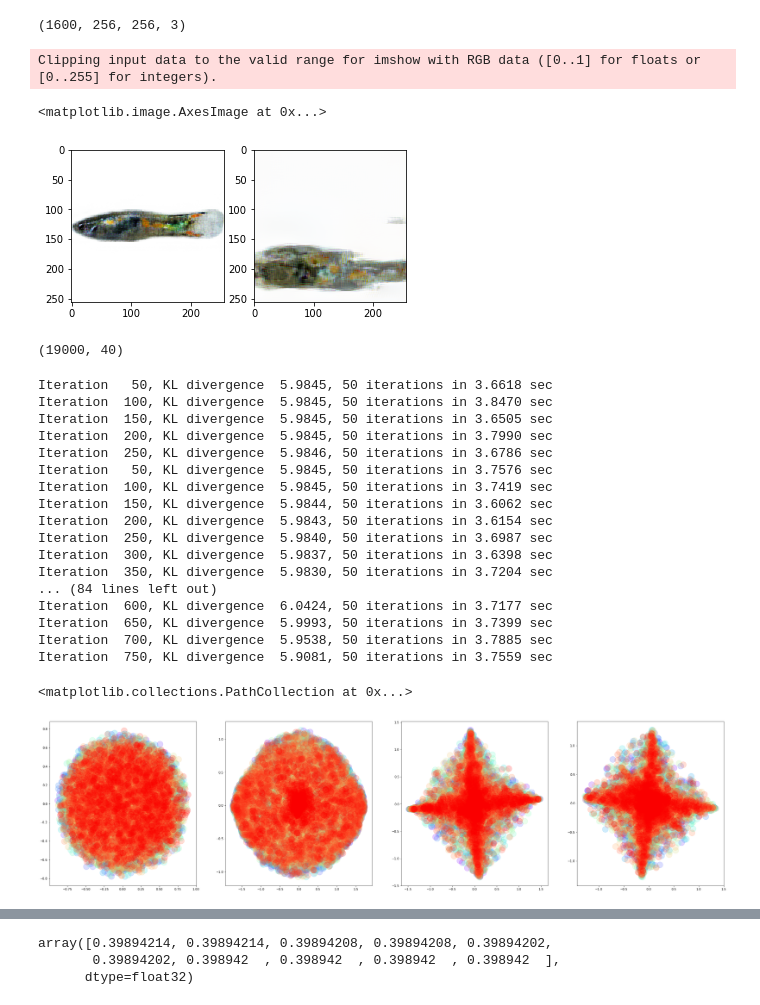
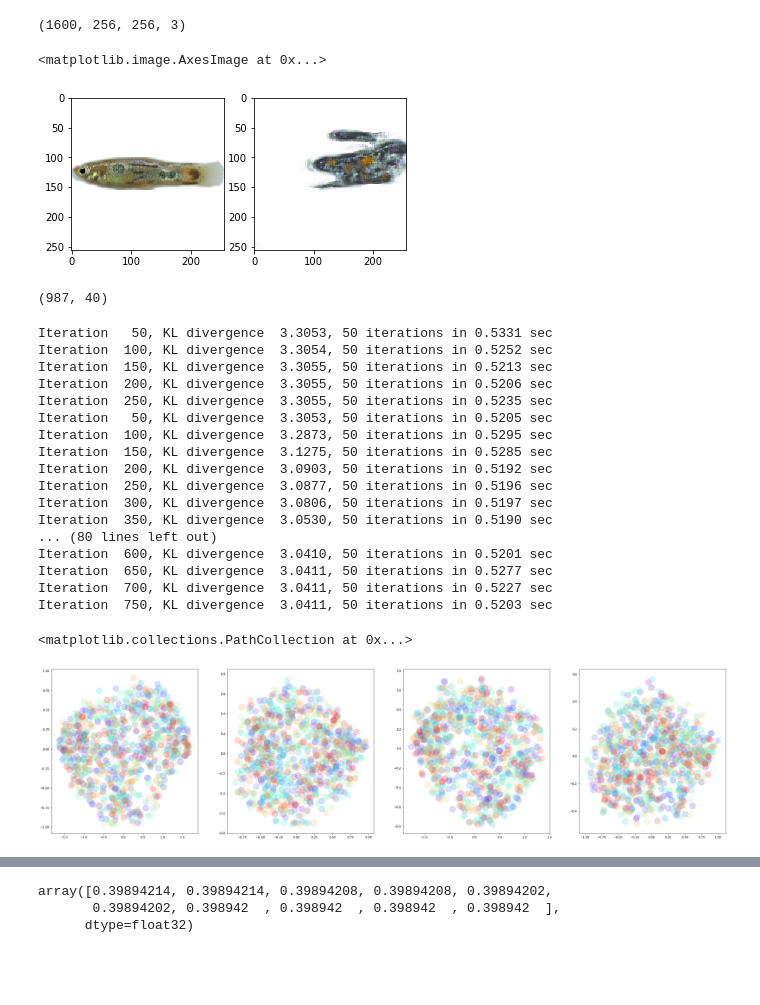
Before and after one commit to ietheredge/VisionEngine, a Jupyter notebook: notebooks/EvaluateModel.ipynb, the cells around one changed output, grey strips where cells are left out. Drawn from its saved outputs; the diff is of its cells as text; code cells hidden in the pictures; blank space fills up the shorter version.

```diff
--- a/notebooks/EvaluateModel.ipynb
+++ b/notebooks/EvaluateModel.ipynb
@@ -36,9 +36,9 @@ pwd
 # %% [output]
 '/home/etheredge/Workspace/VisionEngine/notebooks'
 # %%
-checkpoint_path = '/home/etheredge/Workspace/VisionEngine/checkpoints/guppy_periodic/2020-210-16/guppy_periodic.hdf5'
+checkpoint_path = '/home/etheredge/Workspace/VisionEngine/checkpoints/guppy_nonperiodic_basic/2020-212-22/guppy_nonperiodic_basic.hdf5'
 # %%
-config_file = '/home/etheredge/Workspace/VisionEngine/VisionEngine/configs/guppy_periodic_config.json'
+config_file = '/home/etheredge/Workspace/VisionEngine/VisionEngine/configs/guppy_nonperiodic_config.json'
 config = process_config(config_file)
 # %%
 env_path = Path('../') / '.env'
@@ -74,8 +74,8 @@ Loading model checkpoint /home/etheredge/Workspace/VisionEngine/checkpoints/gupp
 
 Model loaded
 # %%
-config.data_loader.use_generated = True
-config.data_loader.use_real = False
+config.data_loader.use_generated = False
+config.data_loader.use_real = True
 # %%
 data_loader = factory.create(
             "VisionEngine.data_loaders."+config.data_loader.name
@@ -173,17 +171,23 @@ x_hat = reconstruct_images(data_loader.get_test_data().take(100))
+# %%
+images_ = iter(data_loader.get_test_data())
+
+# x_hat_ = iter(data_loader.get_test_data())
 # %%
-ID = 92
+images = images_.next()[0]
+x_hat = reconstruct_images(images)
+ID = 8
+
 plt.subplot(121)
 plt.imshow(plot_im(images[ID]))
 plt.subplot(122)
 plt.imshow(plot_im(x_hat[ID]))
 # %% [output]
-Clipping input data to the valid range for imshow with RGB data ([0..1] for floats or [0..255] for integers).
+<matplotlib.image.AxesImage at 0x...>
-<matplotlib.image.AxesImage at 0x...>
-[figure, old version]
+[figure, new version]
 # %%
 np.concatenate([z[0],z[1],z[2],z[3]], axis=1).shape
 # %% [output]
-(19000, 40)
+(987, 40)
 # %%
 vision_engine_embedding = TSNE(callbacks=ErrorLogger(), n_jobs=8, exaggeration=4, learning_rate=len(z)/12).fit(np.concatenate([z[0],z[1],z[2],z[3]], axis=1))
 h1 = TSNE(callbacks=ErrorLogger(), exaggeration=4, learning_rate=len(z)/12, n_jobs=8).fit(z[0])
@@ -191,23 +195,23 @@ h2 = TSNE(callbacks=ErrorLogger(), exaggeration=4, learning_rate=len(z)/12, n_jo
 h3 = TSNE(callbacks=ErrorLogger(), exaggeration=4, learning_rate=len(z)/12, n_jobs=8).fit(z[2])
 h4 = TSNE(callbacks=ErrorLogger(), exaggeration=4, learning_rate=len(z)/12, n_jobs=8).fit(z[3])
 # %% [output]
-Iteration   50, KL divergence  5.9845, 50 iterations in 3.6618 sec
-Iteration  100, KL divergence  5.9845, 50 iterations in 3.8470 sec
-Iteration  150, KL divergence  5.9845, 50 iterations in 3.6505 sec
-Iteration  200, KL divergence  5.9845, 50 iterations in 3.7990 sec
-Iteration  250, KL divergence  5.9846, 50 iterations in 3.6786 sec
-Iteration   50, KL divergence  5.9845, 50 iterations in 3.7576 sec
-Iteration  100, KL divergence  5.9845, 50 iterations in 3.7419 sec
-Iteration  150, KL divergence  5.9844, 50 iterations in 3.6062 sec
-Iteration  200, KL divergence  5.9843, 50 iterations in 3.6154 sec
-Iteration  250, KL divergence  5.9840, 50 iterations in 3.6987 sec
-Iteration  300, KL divergence  5.9837, 50 iterations in 3.6398 sec
-Iteration  350, KL divergence  5.9830, 50 iterations in 3.7204 sec
-... (84 lines left out)
-Iteration  600, KL divergence  6.0424, 50 iterations in 3.7177 sec
-Iteration  650, KL divergence  5.9993, 50 iterations in 3.7399 sec
-Iteration  700, KL divergence  5.9538, 50 iterations in 3.7885 sec
-Iteration  750, KL divergence  5.9081, 50 iterations in 3.7559 sec
+Iteration   50, KL divergence  3.3053, 50 iterations in 0.5331 sec
+Iteration  100, KL divergence  3.3054, 50 iterations in 0.5252 sec
+Iteration  150, KL divergence  3.3055, 50 iterations in 0.5213 sec
+Iteration  200, KL divergence  3.3055, 50 iterations in 0.5206 sec
+Iteration  250, KL divergence  3.3055, 50 iterations in 0.5235 sec
+Iteration   50, KL divergence  3.3053, 50 iterations in 0.5205 sec
+Iteration  100, KL divergence  3.2873, 50 iterations in 0.5295 sec
+Iteration  150, KL divergence  3.1275, 50 iterations in 0.5285 sec
+Iteration  200, KL divergence  3.0903, 50 iterations in 0.5192 sec
+Iteration  250, KL divergence  3.0877, 50 iterations in 0.5196 sec
+Iteration  300, KL divergence  3.0806, 50 iterations in 0.5197 sec
+Iteration  350, KL divergence  3.0530, 50 iterations in 0.5190 sec
+... (80 lines left out)
+Iteration  600, KL divergence  3.0410, 50 iterations in 0.5201 sec
+Iteration  650, KL divergence  3.0411, 50 iterations in 0.5277 sec
+Iteration  700, KL divergence  3.0411, 50 iterations in 0.5227 sec
+Iteration  750, KL divergence  3.0411, 50 iterations in 0.5203 sec
 # %%
 labels = []
 images = []
@@ -244,7 +248,7 @@ plt.scatter(embedding[:, 0], embedding[:, 1], alpha=0.2,
         c=indices, cmap=cmap, norm=norm, s=400)
 # %% [output]
 <matplotlib.collections.PathCollection at 0x...>
-[figure, old version]
+[figure, new version]
 # %%
 plt.figure(figsize=(10,10))
 classnames, indices = np.unique( labels, return_inverse=True)
```
Also changed, not shown: parts of 5 cells of this notebook, 3 other files.
